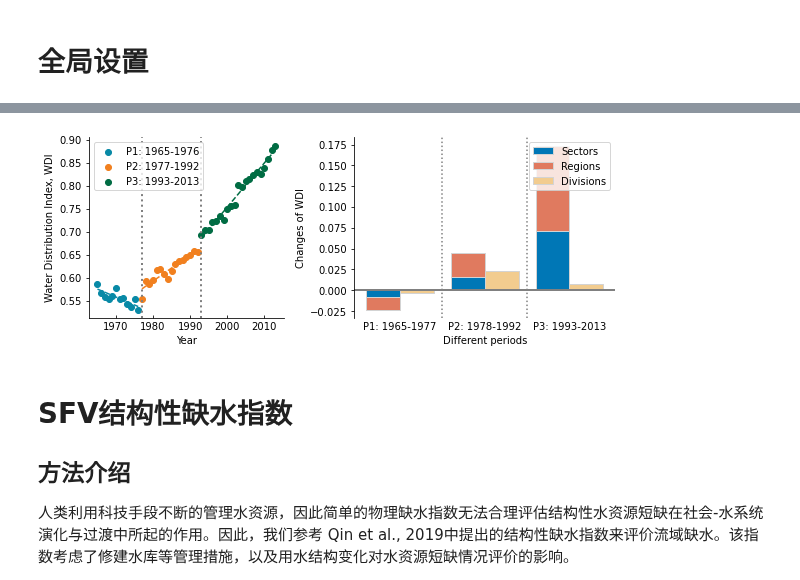
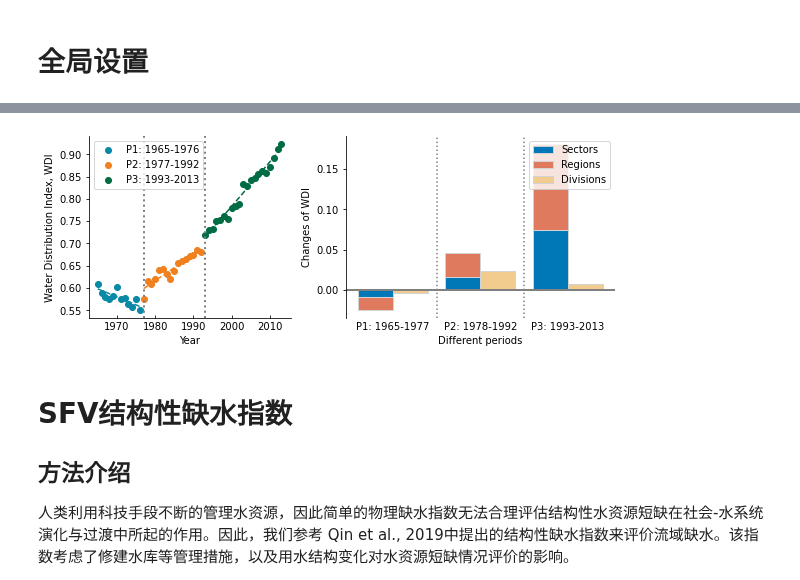
Before and after one commit to SongshGeo/Water-Governance-Regimes, a Jupyter notebook: notebooks/water_regime_index.ipynb, the cells around one changed output, grey strips where cells are left out. Saved outputs shown, nothing was run; the diff lists cells and outputs as text; code cells hidden in the pictures.

```diff
--- a/notebooks/water_regime_index.ipynb
+++ b/notebooks/water_regime_index.ipynb
@@ -22,7 +22,7 @@ from matplotlib.gridspec import GridSpec
 plt.rcParams['xtick.direction'] = 'in'
 plt.rcParams['ytick.direction'] = 'out'
 
-period_colors = ['#0889A6', '#F1801F', '#006C43']
+period_colors = ['#0889A6', '#F1801F', '#006C43', 'gray', 'gray', 'gray']
 region_colors = ["#0077b6", "#e07a5f", "#f2cc8f","#81b29a"]
 index_colors = ['#CFA7D1', '#79D6F0', '#E25A53']
 index_colormap = matplotlib.colors.ListedColormap(index_colors, 'indexed')
@@ -153,33 +178,30 @@ $$ WDI = \frac{H_{region}}{H_{region, uniformly}} / \frac{H_{section}}{H_{sectio
 # %%
 # 各区域每年的总用水
 wu_cols = ['IRR', 'IND', 'DOM']
-
-city_yr['DOM'] = city_yr['RUR'] + city_yr['URB']
-
-region_consumption = city_yr.groupby(['Year', 'Region'])[wu_cols].sum()
+city_yr['DOM'] = city_yr['RUR'] + city_yr['URB']  # 人居耗水
+region_consumption = city_yr.groupby(['Year', 'Region'])[wu_cols].sum()  # 每个区域的总耗水量
 
 results = {}
 for yr in city_yr['Year'].unique():
-    data = region_consumption.loc[yr].replace(0., 0.0000000001)
 
-    region_p = data.sum(axis=1) / data.sum().sum()
-    region_entropy =  np.sum(- region_p * np.log(region_p))
-    region_max_entropy = data.shape[0] * (-1/data.shape[0] * np.log(1/data.shape[0]))
-    region_index = region_entropy / region_max_entropy
+    data = region_consumption.loc[yr].replace(0., 0.0000000001)  # 有一些数值为0的数据，填补为很小
+    # 区域之间的指数
+    region_p = data.sum(axis=1) / data.sum().sum()  # 每个区域分到的水资源比例
+    region_entropy = np.sum(- region_p * np.log(region_p))  # 区域之间分配水资源的熵
 
-    section_entropy = data.apply(lambda row: row/row.sum(), axis=0).apply(lambda row: row.apply(lambda p: -p*np.log(p)).sum(), axis=1).mean()
     # 对每个区域：将各部门的用水量换算成比率 p，计算每个区域不同用水部门之间分配的熵，再取各个区域的均值
-    section_max_p = data.sum() / data.sum().sum()
-    section_max_entropy = section_max_p.apply(lambda p: -p*np.log(p)).sum()
+    section_entropy = (
+        data
+        .apply(lambda row: row/row.sum(), axis=0)  # 某个行业上用的水，在各个区域之间的分配比例
+        .apply(lambda row: row.apply(lambda p: -p*np.log(p)).sum(), axis=0)  # 每一列计算熵（同行业在不同区域之间的分配均匀性）
+        .mean()  # 再全流域（四个区域之间）平均
+    )
+    section_max_p = data.sum() / data.sum().sum()  # 每个行业的耗水比例
+    section_max_entropy = section_max_p.apply(lambda p: -p*np.log(p)).sum()  # 每个行业，全流域的平均分配比例上
     section_index = section_entropy / section_max_entropy
 
-    section_2_p = data / data.sum()
-    section_2_entropy = (-section_2_p*np.log(section_2_p)).sum().mean()
-
-    ratio = region_entropy / section_entropy
-    index_ratio = region_index / section_index
-
-    index_ratio_2 = region_entropy / section_2_entropy
+    # 区域的指数 / 部门的指数
+    index_ratio = region_entropy / section_index
 
     results[yr] = {
         'Regions': region_entropy,
@@ -190,7 +212,10 @@ for yr in city_yr['Year'].unique():
 
 index_result = pd.DataFrame(results).T
 
-entropy_contributions = ratio_contribution(numerator=index_result[['Sectors', 'Regions']], denominator=index_result['Divisions']*region_max_entropy)
+entropy_contributions = ratio_contribution(numerator=index_result[['Sectors', 'Regions']], denominator=index_result['Divisions'])
+
+# Configuration
+configuration = index_result['Ratio']
 # %%
 # 绘图
 fig = plt.figure(figsize=(8, 3), constrained_layout=True)
@@ -199,38 +224,38 @@ ax1 = fig.add_subplot(gs[0, 0])
 ax2 = fig.add_subplot(gs[0, 1])
 
 # 绘图ax1
-wdi_slopes = plot_pittitt_change_points(index_result['Ratio'], change_points=[1977, 1993], ax=ax1, colors=period_colors)
+configuration_slopes = plot_pittitt_change_points(index_result['Ratio'], change_points=[1977, 1993], ax=ax1, colors=period_colors)
 # 绘图ax2
 plot_ratio_contribution(entropy_contributions, denominator_color=region_colors[2], denominator_label="Divisions", ax=ax2)
 
 # 修饰图1
 ax1.set_ylabel("Water Distribution Index, WDI")
 ax1.set_xlabel("Year")
 # ax1.set_yticks(np.arange(0.28, 0.62, 0.10))
 # ax1.set_ylim(0.28, 0.64)
 # ax1.text(1998, 0.60, 'a.', ha='center', va='center', weight='bold', size='large')
 
 # 修饰图2
 ax2.set_xlabel("Different periods")
 ax2.set_ylabel("Changes of WDI")
 ax2.tick_params(axis='x', tickdir='in', bottom=False, labelrotation=0)
 ax2.axhline(0., lw=2, color='gray')
 ax2.axvline(1.5, ls=':', color='gray', lw=1.5)
 ax2.axvline(0.5, ls=':', color='gray', lw=1.5)
 # ax2.text(2.4, 0.140, 'b.', ha='center', va='center', weight='bold', size='large')
 
 # 调整坐标轴显示
 for ax in [ax1, ax2]:
     ax.spines['top'].set_visible(False)
     ax.spines['bottom'].set_visible(False)
     ax.spines['left'].set_visible(True)
     ax.spines['right'].set_visible(False)
 ax1.spines['bottom'].set_visible(True)
 
 # 出图
 plt.show();
 # %% [output]
-[figure, old version]
+[figure, new version]
 # %% [markdown]
 # SFV结构性缺水指数
 
```
Also changed, not shown: parts of 35 cells of this notebook.
